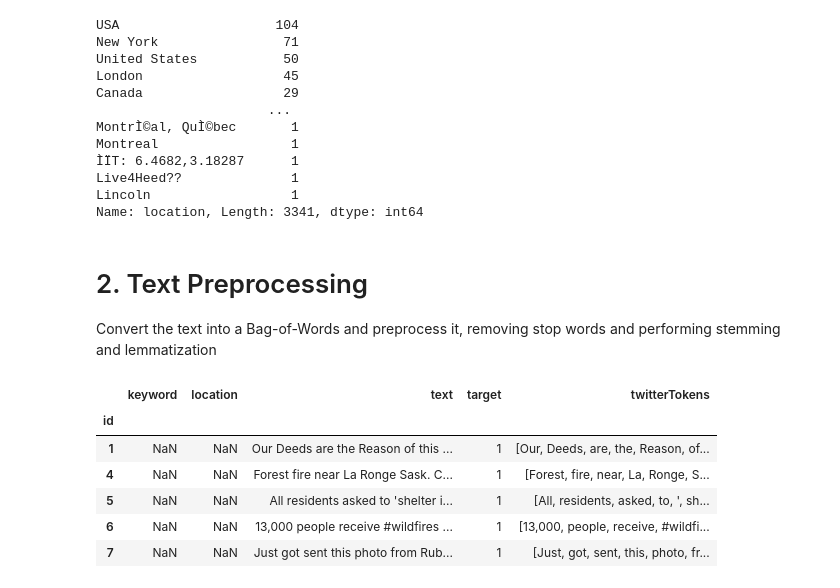
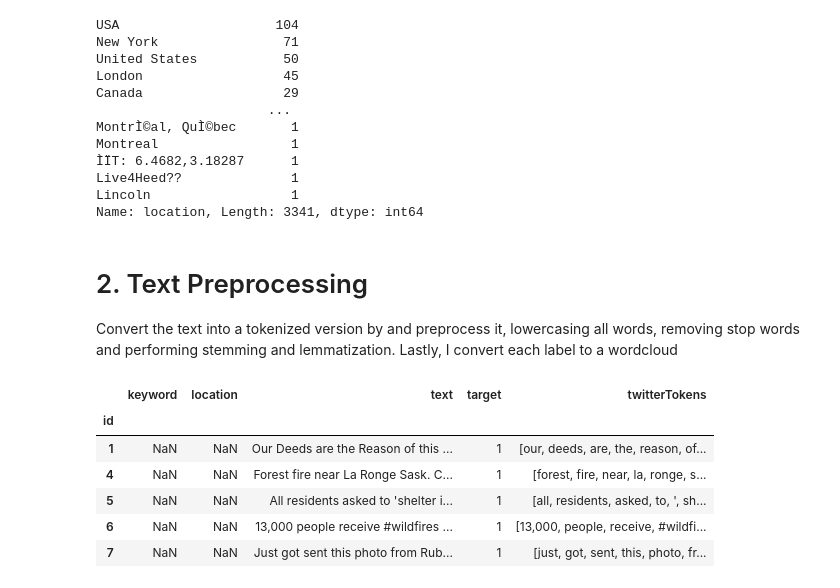
Before and after one commit to mcachosoblechero/Classic-ML-Datasets, a Jupyter notebook: NLP/exploration/1_exploratory_data_analysis.ipynb, the cells around one changed output. Drawn from its saved outputs; the diff is of its cells as text; code cells hidden in the pictures.

```diff
--- a/NLP/exploration/1_exploratory_data_analysis.ipynb
+++ b/NLP/exploration/1_exploratory_data_analysis.ipynb
@@ -59,19 +87,20 @@ Name: location, Length: 3341, dtype: int64
 # %% [markdown]
 # 2. Text Preprocessing
 
-Convert the text into a Bag-of-Words and preprocess it, removing stop words and performing stemming and lemmatization
+Convert the text into a tokenized version by and preprocess it, lowercasing all words, removing stop words and performing stemming and lemmatization.
+Lastly, I convert each label to a wordcloud
 # %%
 # Use Twitter Tokenizer to tokenize tweets
 tokenizer = TweetTokenizer()
 
 # Tokenize raw tweets
-raw_tweets['twitterTokens'] = raw_tweets.apply(lambda x: tokenizer.tokenize(x.text), axis=1)
+raw_tweets['twitterTokens'] = raw_tweets.apply(lambda x: tokenizer.tokenize(x.text.lower()), axis=1)
 raw_tweets.head()
 # %% [output]
 |  | keyword | location | text | target | twitterTokens |
 | id |  |  |  |  |  |
-| 1 | NaN | NaN | Our Deeds are the Reason of this ... | 1 | [Our, Deeds, are, the, Reason, of... |
-| 4 | NaN | NaN | Forest fire near La Ronge Sask. C... | 1 | [Forest, fire, near, La, Ronge, S... |
-| 5 | NaN | NaN | All residents asked to 'shelter i... | 1 | [All, residents, asked, to, ', sh... |
+| 1 | NaN | NaN | Our Deeds are the Reason of this ... | 1 | [our, deeds, are, the, reason, of... |
+| 4 | NaN | NaN | Forest fire near La Ronge Sask. C... | 1 | [forest, fire, near, la, ronge, s... |
+| 5 | NaN | NaN | All residents asked to 'shelter i... | 1 | [all, residents, asked, to, ', sh... |
 | 6 | NaN | NaN | 13,000 people receive #wildfires ... | 1 | [13,000, people, receive, #wildfi... |
-| 7 | NaN | NaN | Just got sent this photo from Rub... | 1 | [Just, got, sent, this, photo, fr... |
+| 7 | NaN | NaN | Just got sent this photo from Rub... | 1 | [just, got, sent, this, photo, fr... |
```
Also changed, not shown: parts of 14 cells of this notebook.
